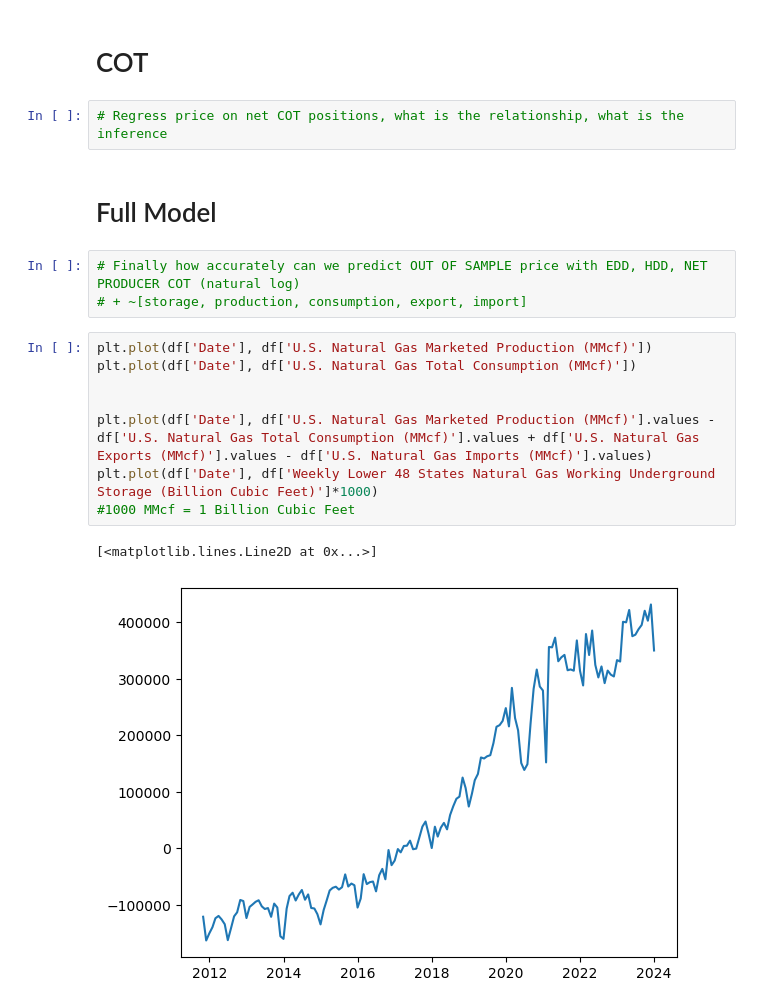
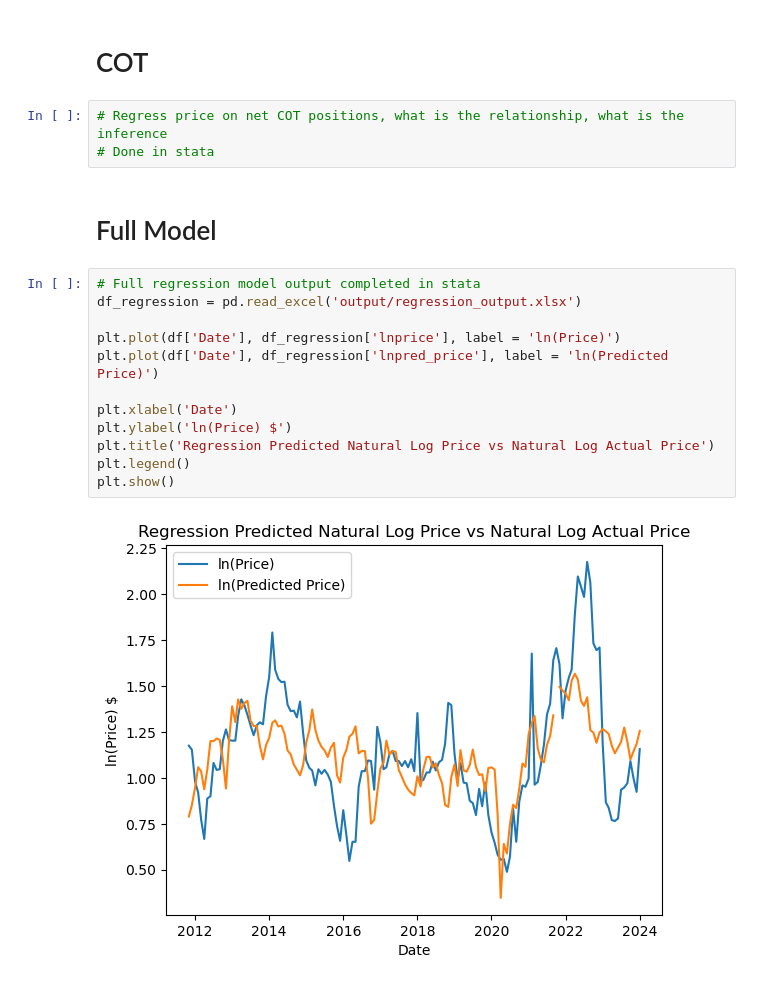
Before and after one commit to H-Perry1/natgas-model, a Jupyter notebook: model.ipynb, the cells around one changed output. Drawn from its saved outputs; the diff is of its cells as text.

```diff
--- a/model.ipynb
+++ b/model.ipynb
@@ -295,19 +296,20 @@ plt.show()
 # COT
 # %%
 # Regress price on net COT positions, what is the relationship, what is the inference
+# Done in stata
 # %% [markdown]
 # Full Model
 # %%
-# Finally how accurately can we predict OUT OF SAMPLE price with EDD, HDD, NET PRODUCER COT (natural log)
-# + ~[storage, production, consumption, export, import]
+# Full regression model output completed in stata
+df_regression = pd.read_excel('output/regression_output.xlsx')
+
+plt.plot(df['Date'], df_regression['lnprice'], label = 'ln(Price)')
+plt.plot(df['Date'], df_regression['lnpred_price'], label = 'ln(Predicted Price)')
+
+plt.xlabel('Date')
+plt.ylabel('ln(Price) $')
+plt.title('Regression Predicted Natural Log Price vs Natural Log Actual Price')
+plt.legend()
+plt.show()
+# %% [output]
+[figure, added]
-# %%
-plt.plot(df['Date'], df['U.S. Natural Gas Marketed Production (MMcf)'])
-plt.plot(df['Date'], df['U.S. Natural Gas Total Consumption (MMcf)'])
-
-
-plt.plot(df['Date'], df['U.S. Natural Gas Marketed Production (MMcf)'].values - df['U.S. Natural Gas Total Consumption (MMcf)'].values + df['U.S. Natural Gas Exports (MMcf)'].values - df['U.S. Natural Gas Imports (MMcf)'].values)
-plt.plot(df['Date'], df['Weekly Lower 48 States Natural Gas Working Underground Storage (Billion Cubic Feet)']*1000)
-#1000 MMcf = 1 Billion Cubic Feet
-# %% [output]
-[<matplotlib.lines.Line2D at 0x...>]
-[figure, removed]
```
Also changed, not shown: parts of 9 cells of this notebook.
